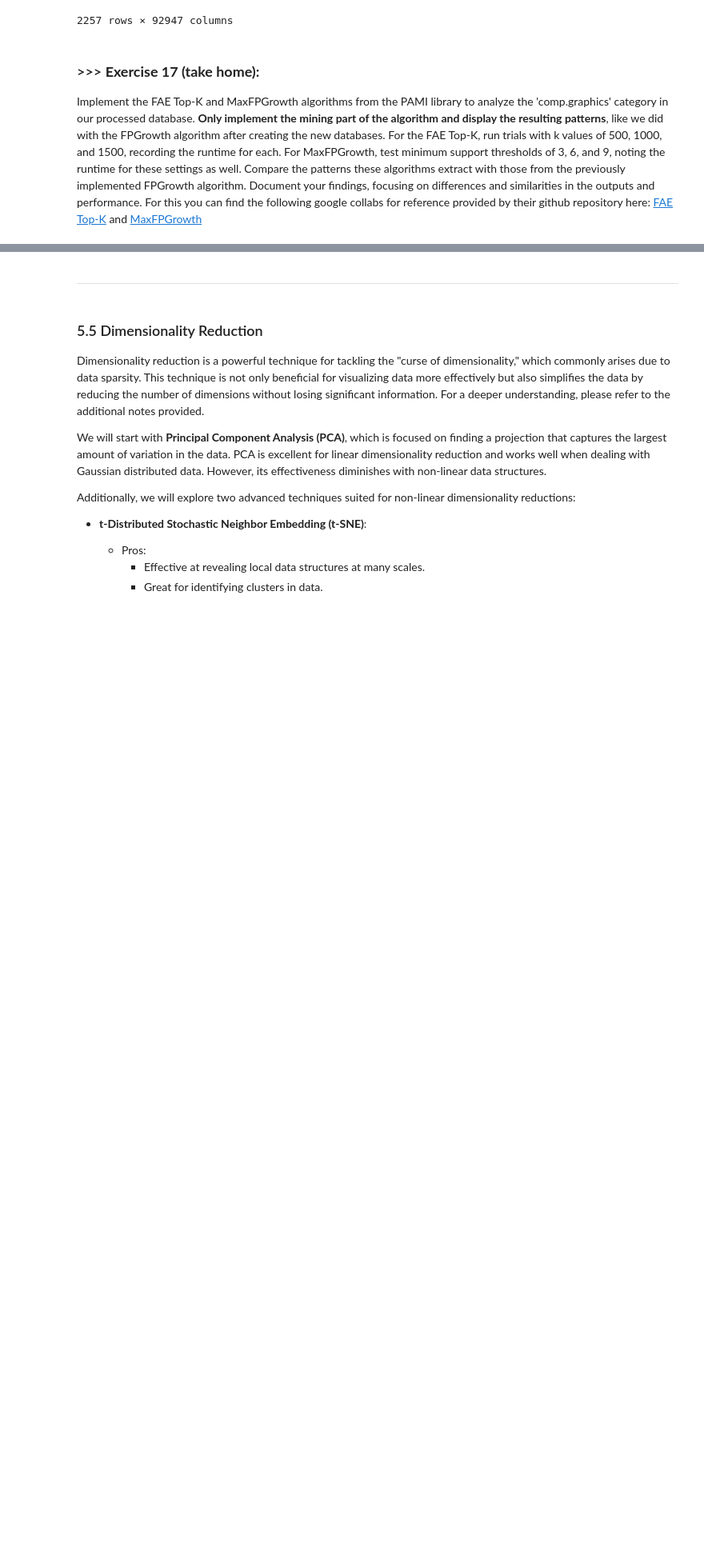
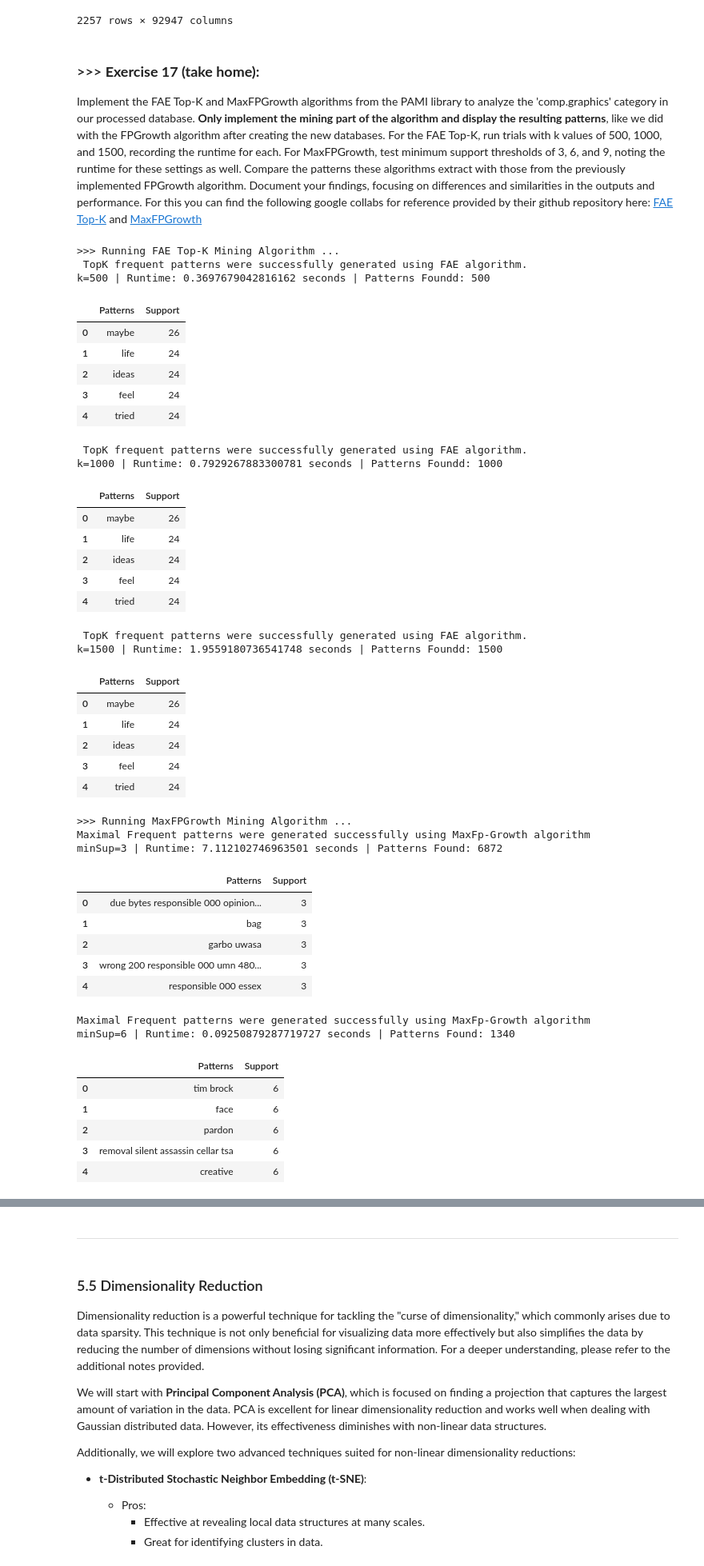
Before and after one commit to Deniz-Can/DM2025-Lab1-Exercise, a Jupyter notebook: DM2025-Lab1-Master.ipynb, the cells around one changed output, grey strips where cells are left out. Shown at 80% size. Cells and saved outputs as stored; diff of their text form; code cells hidden in the pictures; blank space fills up the shorter version.

```diff
--- a/DM2025-Lab1-Master.ipynb
+++ b/DM2025-Lab1-Master.ipynb
@@ -2111,0 +2110,77 @@ Implement the FAE Top-K and MaxFPGrowth algorithms from the PAMI library to anal
+# %%
+# Answer Here
+
+# imports
+from PAMI.frequentPattern.topk import FAE as topk_alg
+from PAMI.frequentPattern.maximal import MaxFPGrowth as max_alg
+import pandas as pd
+
+# preparations
+input_file = 'td_freq_db_comp_graphics.csv'  # transactional database file
+
+# FAE Top-K Mining
+print(">>> Running FAE Top-K Mining Algorithm ...")
+k_values = [500, 1000, 1500]  # different k values to test
+for k in k_values:
+    obj_topk = topk_alg.FAE(iFile=input_file,k=k,sep='\t')
+    obj_topk.mine()
+    patterns_df = obj_topk.getPatternsAsDataFrame()
+    runtime = obj_topk.getRuntime()
+    print(f"k={k} | Runtime: {runtime} seconds | Patterns Foundd: {len(patterns_df)}")
+    display(patterns_df.head(5))  # display first 5 patterns
+
+# MaxFPGrowth Mining Algorithm
+print("\n>>> Running MaxFPGrowth Mining Algorithm ...")
+minSup_values = [3, 6, 9]  # different minSup values
+for minSup in minSup_values:
+    obj_max = max_alg.MaxFPGrowth(iFile=input_file, minSup=minSup, sep='\t')
+    obj_max.mine()
+    patterns_df = obj_max.getPatternsAsDataFrame()
+    runtime = obj_max.getRuntime()
+    print(f"minSup={minSup} | Runtime: {runtime} seconds | Patterns Found: {len(patterns_df)}")
+    display(patterns_df.head(5))  # display first 5 patterns
+
+# Findings and observations
+# %% [output]
+>>> Running FAE Top-K Mining Algorithm ...
+ TopK frequent patterns were successfully generated using FAE algorithm.
+k=500 | Runtime: 0.3697679042816162 seconds | Patterns Foundd: 500
+|  | Patterns | Support |
+| 0 | maybe | 26 |
+| 1 | life | 24 |
+| 2 | ideas | 24 |
+| 3 | feel | 24 |
+| 4 | tried | 24 |
+ TopK frequent patterns were successfully generated using FAE algorithm.
+k=1000 | Runtime: 0.7929267883300781 seconds | Patterns Foundd: 1000
+|  | Patterns | Support |
+| 0 | maybe | 26 |
+| 1 | life | 24 |
+| 2 | ideas | 24 |
+| 3 | feel | 24 |
+| 4 | tried | 24 |
+ TopK frequent patterns were successfully generated using FAE algorithm.
+k=1500 | Runtime: 1.9559180736541748 seconds | Patterns Foundd: 1500
+|  | Patterns | Support |
+| 0 | maybe | 26 |
+| 1 | life | 24 |
+| 2 | ideas | 24 |
+| 3 | feel | 24 |
+| 4 | tried | 24 |
+>>> Running MaxFPGrowth Mining Algorithm ...
+Maximal Frequent patterns were generated successfully using MaxFp-Growth algorithm
+minSup=3 | Runtime: 7.112102746963501 seconds | Patterns Found: 6872
+|  | Patterns | Support |
+| 0 | due bytes responsible 000 opinion... | 3 |
+| 1 | bag | 3 |
+| 2 | garbo uwasa | 3 |
+| 3 | wrong 200 responsible 000 umn 480... | 3 |
+| 4 | responsible 000 essex | 3 |
+Maximal Frequent patterns were generated successfully using MaxFp-Growth algorithm
+minSup=6 | Runtime: 0.09250879287719727 seconds | Patterns Found: 1340
+|  | Patterns | Support |
+| 0 | tim brock | 6 |
+| 1 | face | 6 |
+| 2 | pardon | 6 |
+| 3 | removal silent assassin cellar tsa | 6 |
+| 4 | creative | 6 |
```
Also changed, not shown: parts of 2 cells of this notebook.
